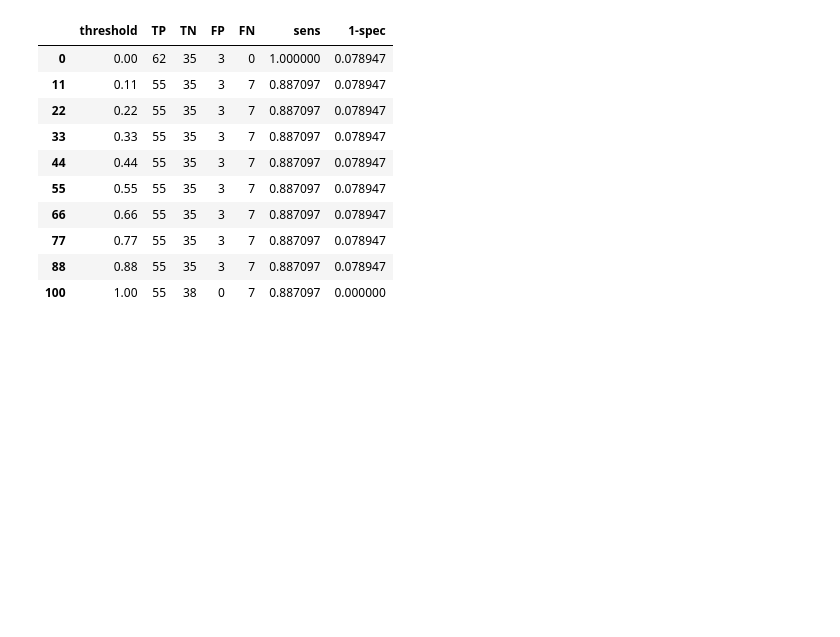
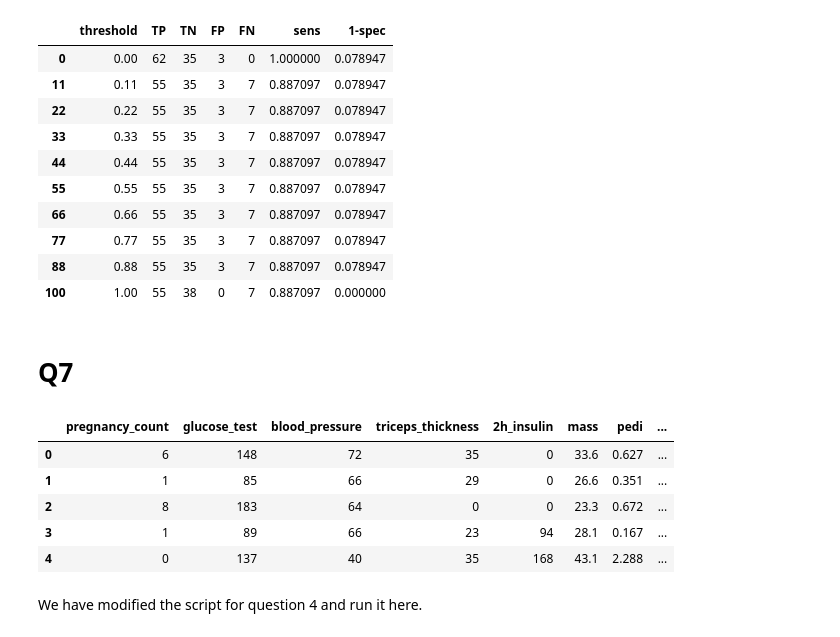
Before and after one commit to amindadgar/Machine-Learning, a Jupyter notebook: HW2/main.ipynb, the cells around one changed output. Saved outputs shown, nothing was run; the diff lists cells and outputs as text; code cells hidden in the pictures; blank space fills up the shorter version.

````diff
--- a/HW2/main.ipynb
+++ b/HW2/main.ipynb
@@ -1269,3 +1305,20 @@ roc_scores.iloc[np.linspace(0, 100, 10, dtype=int)]
 | 77 | 0.77 | 55 | 35 | 3 | 7 | 0.887097 | 0.078947 |
 | 88 | 0.88 | 55 | 35 | 3 | 7 | 0.887097 | 0.078947 |
 | 100 | 1.00 | 55 | 38 | 0 | 7 | 0.887097 | 0.000000 |
+# %% [markdown]
+# Q7
+# %%
+## column names are used from ```pima-indians-diabetes.name``` file
+cols = ['pregnancy_count', 'glucose_test', 'blood_pressure', 'triceps_thickness', '2h_insulin', 'mass', 'pedi', 'age', 'label']
+
+df_pima = pd.read_csv('../HW1/hw1_data/pima/pima-indians-diabetes.data', index_col=False ,names=cols)
+df_pima.head()
+# %% [output]
+|  | pregnancy_count | glucose_test | blood_pressure | triceps_thickness | 2h_insulin | mass | pedi | ... |
+| 0 | 6 | 148 | 72 | 35 | 0 | 33.6 | 0.627 | ... |
+| 1 | 1 | 85 | 66 | 29 | 0 | 26.6 | 0.351 | ... |
+| 2 | 8 | 183 | 64 | 0 | 0 | 23.3 | 0.672 | ... |
+| 3 | 1 | 89 | 66 | 23 | 94 | 28.1 | 0.167 | ... |
+| 4 | 0 | 137 | 40 | 35 | 168 | 43.1 | 2.288 | ... |
+# %% [markdown]
+We have modified the script for question 4 and run it here.
````
Also changed, not shown: parts of 29 cells of this notebook.
